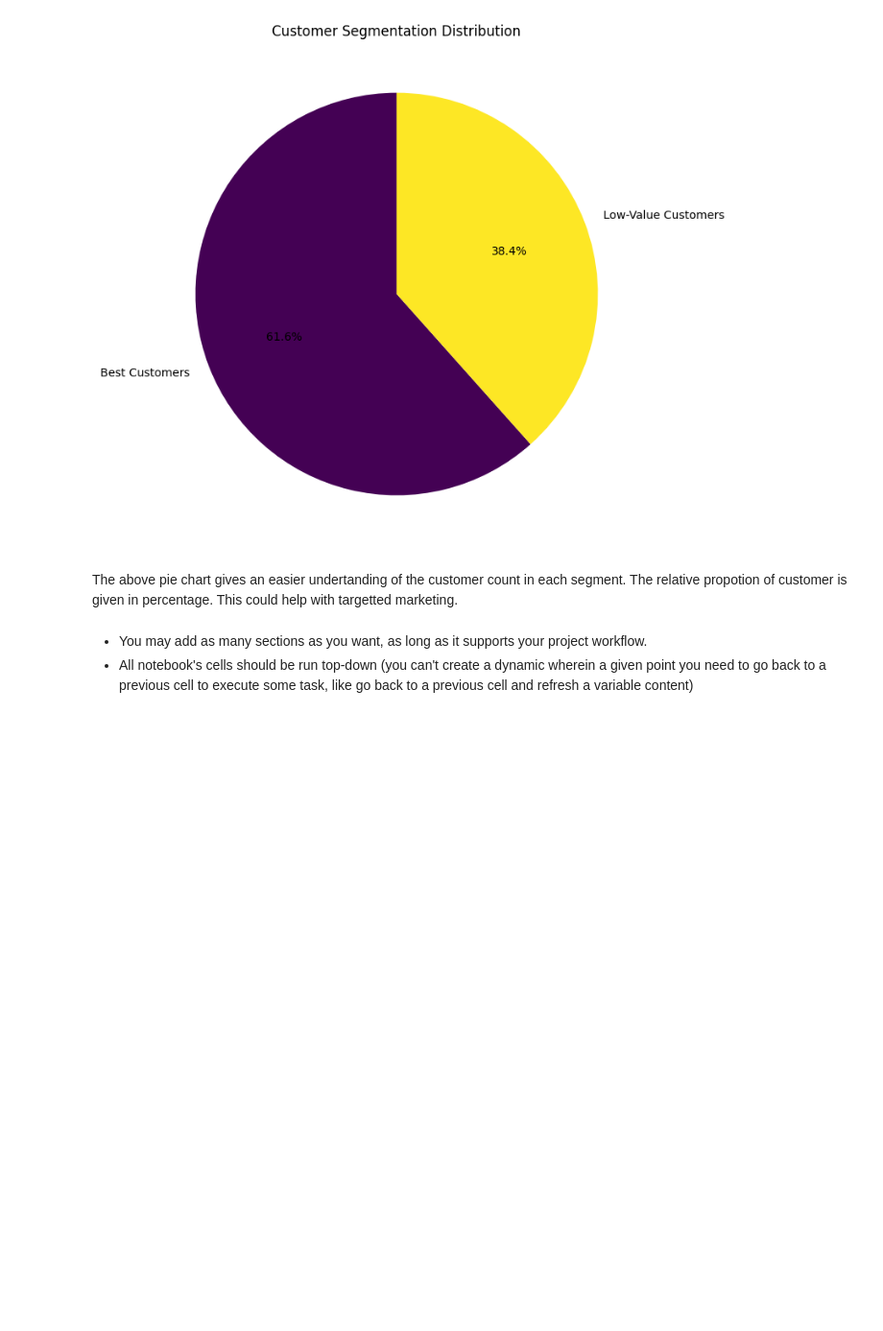
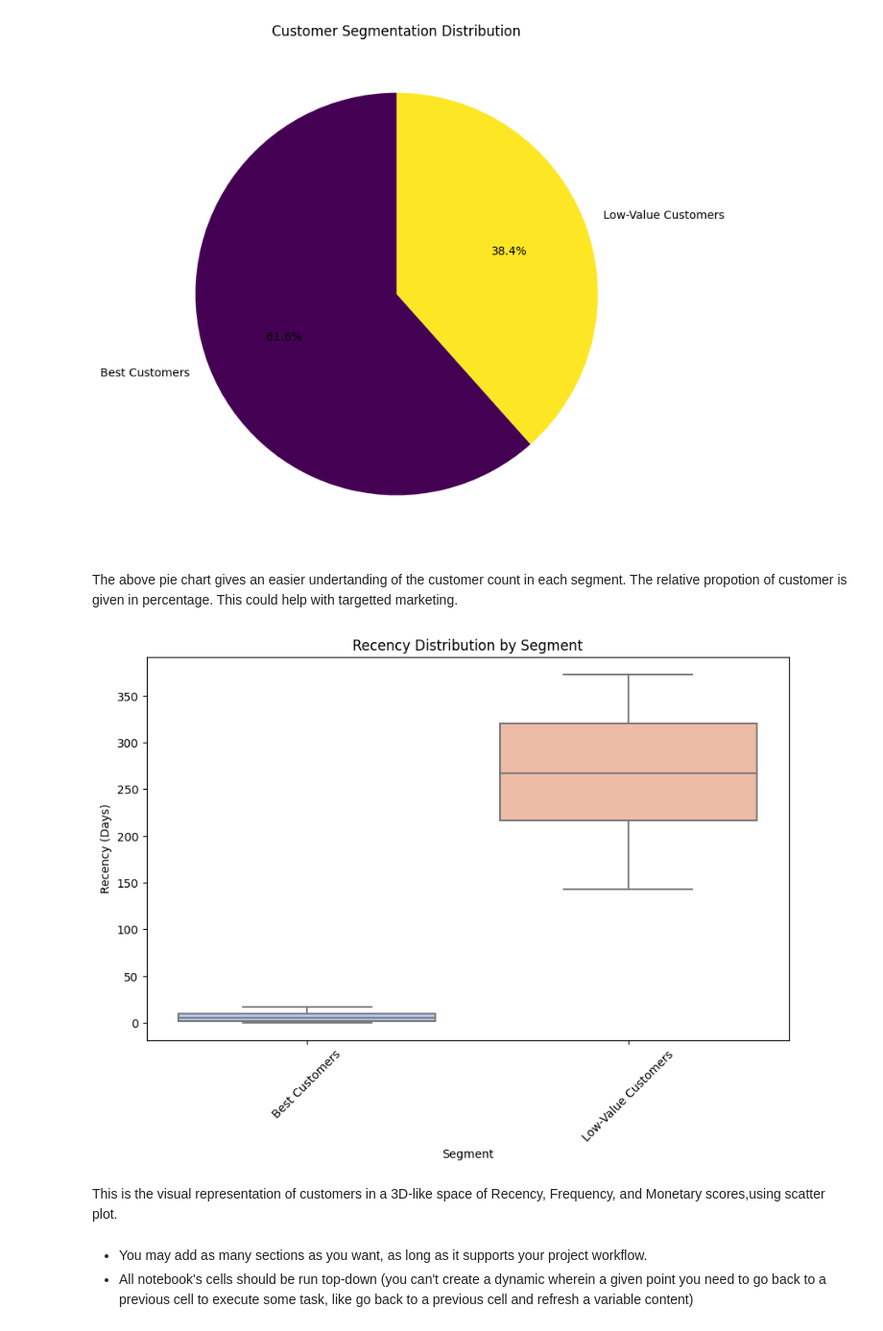
Before and after one commit to UmmH3/hafeezah-hackathon1, a Jupyter notebook: jupyter_notebooks/Notebook_Template.ipynb, the cells around one changed output. Shown: that part at 96% size. Cells and saved outputs as stored; diff of their text form; code cells hidden in the pictures; blank space fills up the shorter version.

Commit message:
boxplot

```diff
--- a/jupyter_notebooks/Notebook_Template.ipynb
+++ b/jupyter_notebooks/Notebook_Template.ipynb
@@ -346,6 +346,24 @@ plt.show()
 # %% [markdown]
 The above pie chart gives an easier undertanding of the customer count in each segment.
 The relative propotion of customer is given in percentage. This could help with targetted marketing.
+# %%
+# Boxplot of Recency by Segment
+plt.figure(figsize=(10, 6))
+sns.boxplot(
+    x='Segment',
+    y='Recency',
+    data=customer_analysis,
+    palette='coolwarm'
+)
+plt.title('Recency Distribution by Segment')
+plt.xlabel('Segment')
+plt.ylabel('Recency (Days)')
+plt.xticks(rotation=45)
+plt.show()
+# %% [output]
+[figure, added]
+# %% [markdown]
+This is the visual representation of customers in a 3D-like space of Recency, Frequency, and Monetary scores,using scatter plot.
 # %% [markdown]
 * You may add as many sections as you want, as long as it supports your project workflow.
 * All notebook's cells should be run top-down (you can't create a dynamic wherein a given point you need to go back to a previous cell to execute some task, like go back to a previous cell and refresh a variable content)
```
Also changed, not shown: 1 other file.
